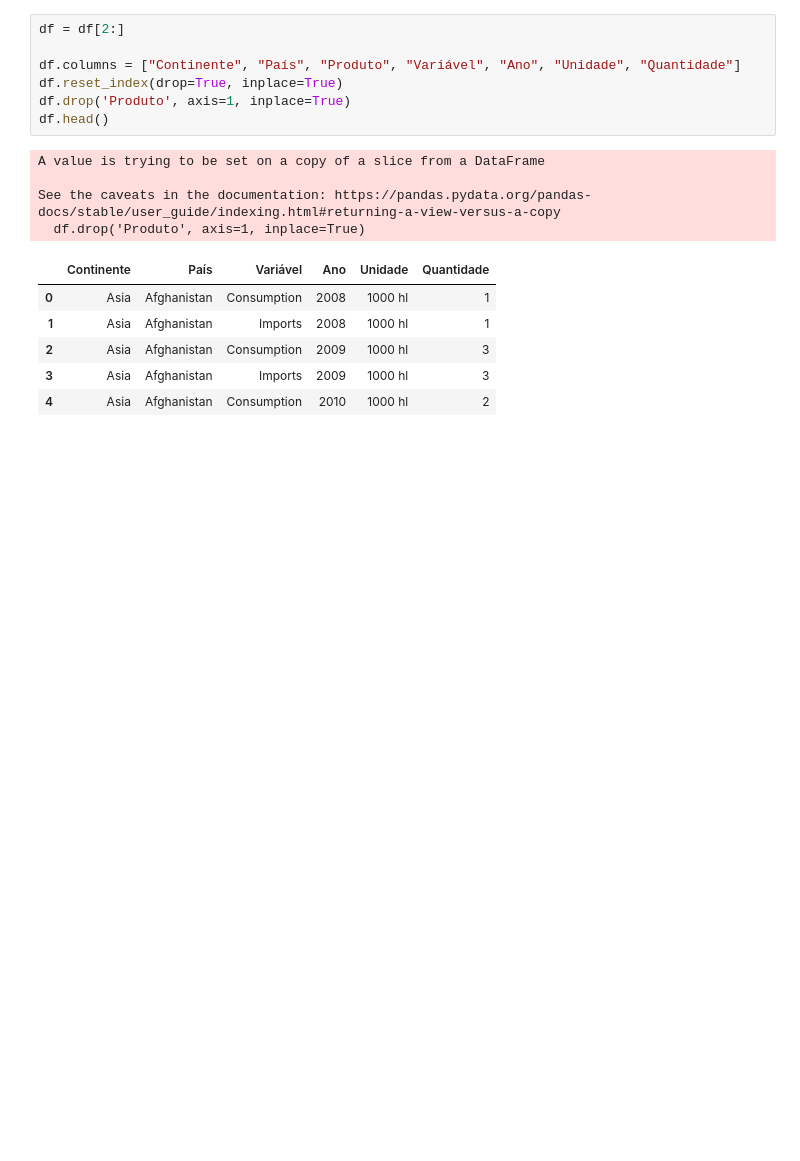
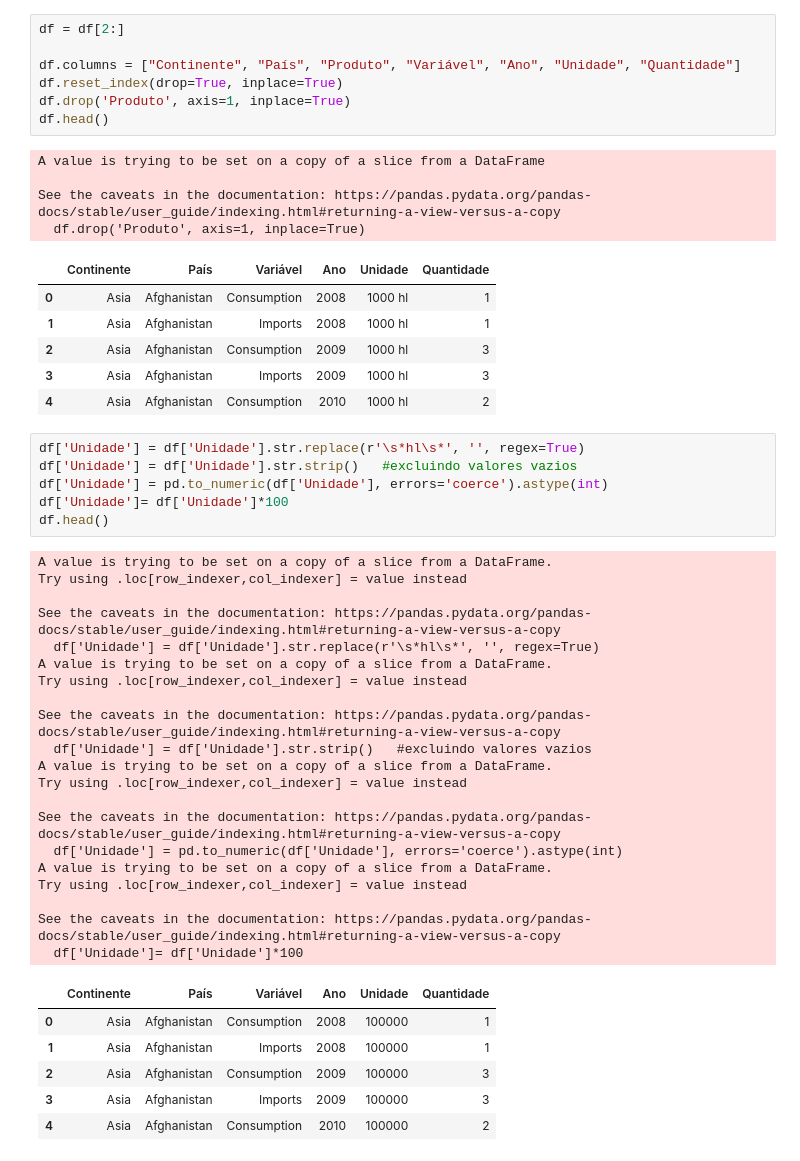
Before and after one commit to VivianeCorreia/Tech-Challenge, a Jupyter notebook: 2_challenge.ipynb, the cells around one changed output. Cells and saved outputs as stored; diff of their text form; blank space fills up the shorter version.

```diff
--- a/2_challenge.ipynb
+++ b/2_challenge.ipynb
@@ -483,3 +483,36 @@ See the caveats in the documentation: https://pandas.pydata.org/pandas-docs/stab
 | 2 | Asia | Afghanistan | Consumption | 2009 | 1000 hl | 3 |
 | 3 | Asia | Afghanistan | Imports | 2009 | 1000 hl | 3 |
 | 4 | Asia | Afghanistan | Consumption | 2010 | 1000 hl | 2 |
+# %%
+df['Unidade'] = df['Unidade'].str.replace(r'\s*hl\s*', '', regex=True)
+df['Unidade'] = df['Unidade'].str.strip()   #excluindo valores vazios
+df['Unidade'] = pd.to_numeric(df['Unidade'], errors='coerce').astype(int)
+df['Unidade']= df['Unidade']*100
+df.head()
+# %% [output]
+A value is trying to be set on a copy of a slice from a DataFrame.
+Try using .loc[row_indexer,col_indexer] = value instead
+
+See the caveats in the documentation: https://pandas.pydata.org/pandas-docs/stable/user_guide/indexing.html#returning-a-view-versus-a-copy
+  df['Unidade'] = df['Unidade'].str.replace(r'\s*hl\s*', '', regex=True)
+A value is trying to be set on a copy of a slice from a DataFrame.
+Try using .loc[row_indexer,col_indexer] = value instead
+
+See the caveats in the documentation: https://pandas.pydata.org/pandas-docs/stable/user_guide/indexing.html#returning-a-view-versus-a-copy
+  df['Unidade'] = df['Unidade'].str.strip()   #excluindo valores vazios
+A value is trying to be set on a copy of a slice from a DataFrame.
+Try using .loc[row_indexer,col_indexer] = value instead
+
+See the caveats in the documentation: https://pandas.pydata.org/pandas-docs/stable/user_guide/indexing.html#returning-a-view-versus-a-copy
+  df['Unidade'] = pd.to_numeric(df['Unidade'], errors='coerce').astype(int)
+A value is trying to be set on a copy of a slice from a DataFrame.
+Try using .loc[row_indexer,col_indexer] = value instead
+
+See the caveats in the documentation: https://pandas.pydata.org/pandas-docs/stable/user_guide/indexing.html#returning-a-view-versus-a-copy
+  df['Unidade']= df['Unidade']*100
+|  | Continente | País | Variável | Ano | Unidade | Quantidade |
+| 0 | Asia | Afghanistan | Consumption | 2008 | 100000 | 1 |
+| 1 | Asia | Afghanistan | Imports | 2008 | 100000 | 1 |
+| 2 | Asia | Afghanistan | Consumption | 2009 | 100000 | 3 |
+| 3 | Asia | Afghanistan | Imports | 2009 | 100000 | 3 |
+| 4 | Asia | Afghanistan | Consumption | 2010 | 100000 | 2 |
```
